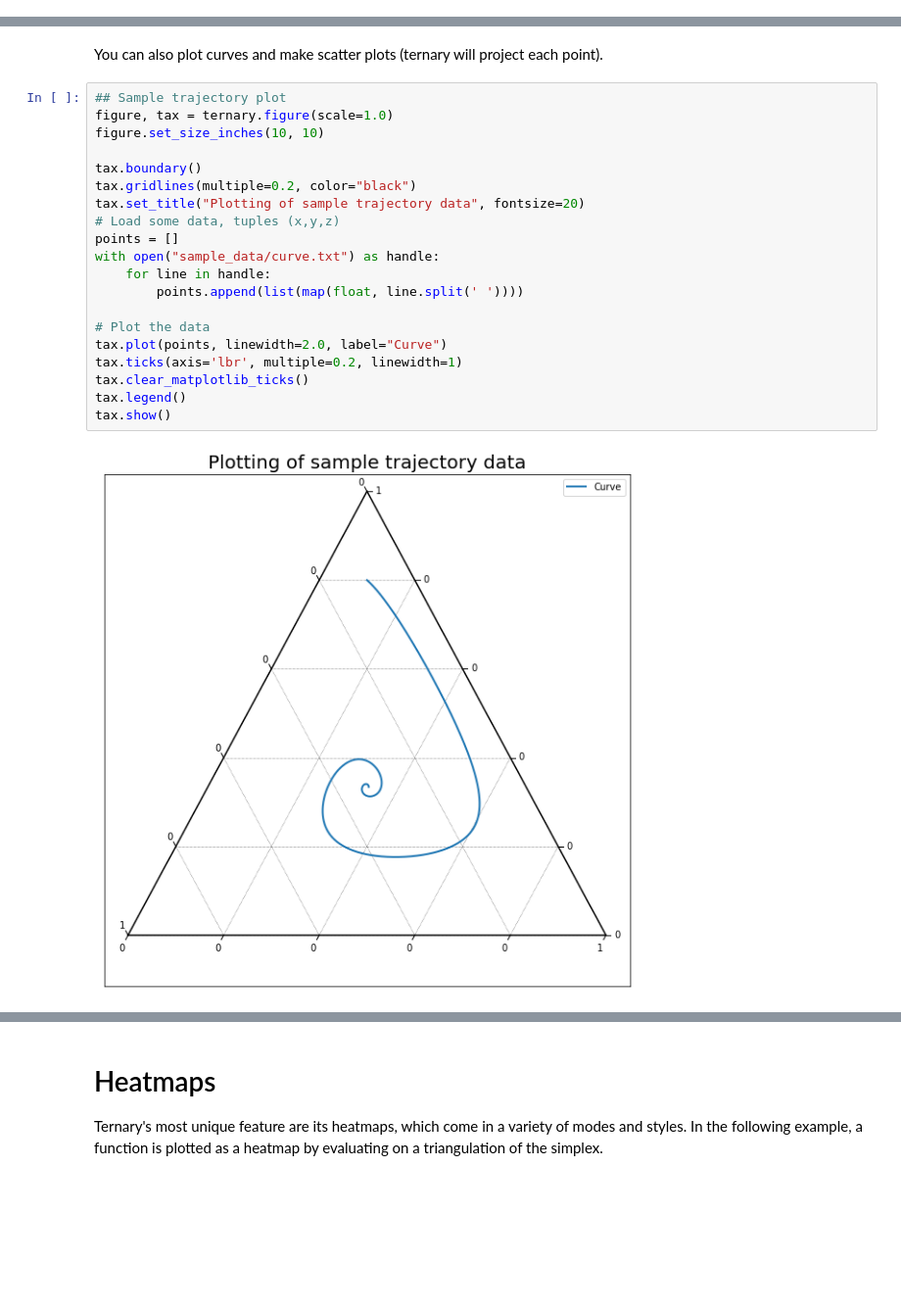
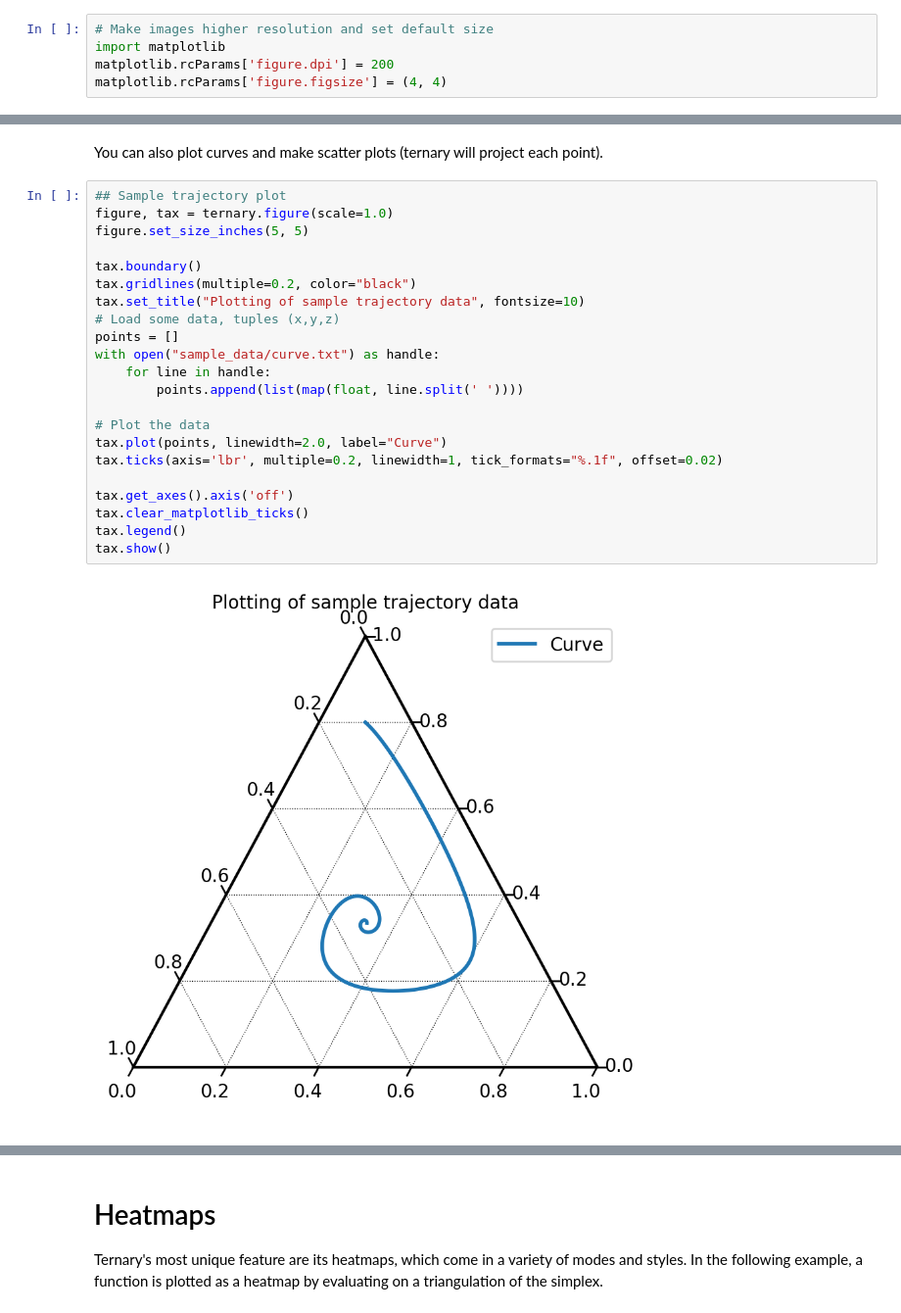
Before and after one commit to marcharper/python-ternary, a Jupyter notebook: examples/Ternary-Examples.ipynb, the cells around one changed output, grey strips where cells are left out. Shown at 98% size. Drawn from its saved outputs; the diff is of its cells as text; blank space fills up the shorter version.

```diff
--- a/examples/Ternary-Examples.ipynb
+++ b/examples/Ternary-Examples.ipynb
@@ -10,5 +10,10 @@ import ternary
 print("Version", ternary.__version__)
 # %% [output]
 Version 1.0.5
+# %%
+# Make images higher resolution and set default size
+import matplotlib
+matplotlib.rcParams['figure.dpi'] = 200
+matplotlib.rcParams['figure.figsize'] = (4, 4)
 # %% [markdown]
 The `ternary` library wraps its plotting functions are matplotlib. You can ask ternary for a plotting axes object or wrap an existing matplotlib axes. Our first example draws a ternary boundary and some inner grid lines, as well as some labels (you can use LaTeX just like in matplotlib).
@@ -81,22 +89,24 @@ You can also plot curves and make scatter plots (ternary will project each point
 # %%
 ## Sample trajectory plot
 figure, tax = ternary.figure(scale=1.0)
-figure.set_size_inches(10, 10)
+figure.set_size_inches(5, 5)
 
 tax.boundary()
 tax.gridlines(multiple=0.2, color="black")
-tax.set_title("Plotting of sample trajectory data", fontsize=20)
+tax.set_title("Plotting of sample trajectory data", fontsize=10)
 # Load some data, tuples (x,y,z)
 points = []
 with open("sample_data/curve.txt") as handle:
     for line in handle:
         points.append(list(map(float, line.split(' '))))
 
 # Plot the data
 tax.plot(points, linewidth=2.0, label="Curve")
-tax.ticks(axis='lbr', multiple=0.2, linewidth=1)
+tax.ticks(axis='lbr', multiple=0.2, linewidth=1, tick_formats="%.1f", offset=0.02)
+
+tax.get_axes().axis('off')
 tax.clear_matplotlib_ticks()
 tax.legend()
 tax.show()
 # %% [output]
-[figure, old version]
+[figure, new version]
```
Also changed, not shown: parts of 8 cells of this notebook, 1 other file.
